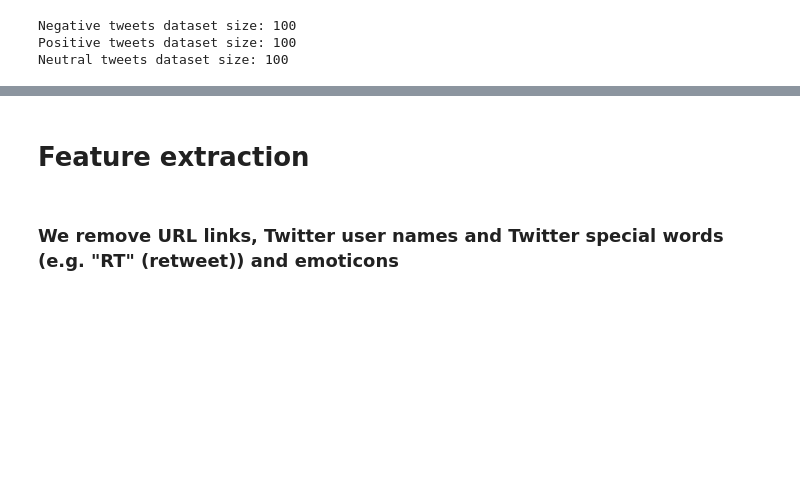
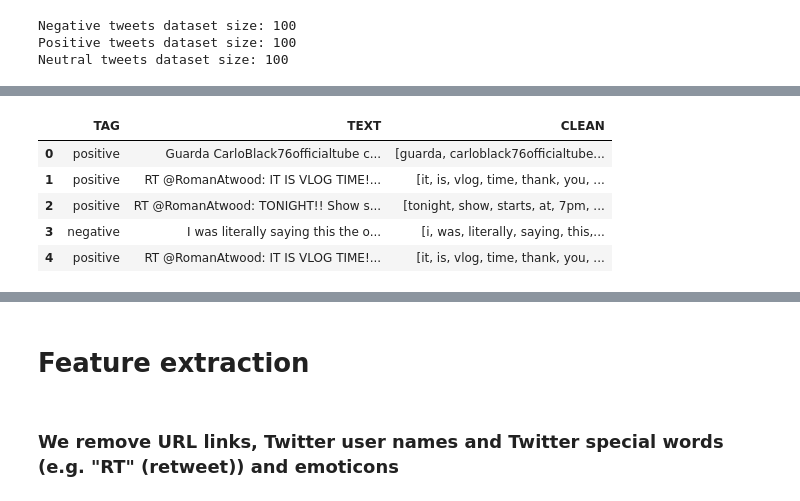
Before and after one commit to yfe404/what-people-think-of, a Jupyter notebook: classifier/notebooks/Sentiment-Analysis.ipynb, the cells around one changed output, grey strips where cells are left out. Saved outputs shown, nothing was run; the diff lists cells and outputs as text; code cells hidden in the pictures; blank space fills up the shorter version.

```diff
--- a/classifier/notebooks/Sentiment-Analysis.ipynb
+++ b/classifier/notebooks/Sentiment-Analysis.ipynb
@@ -152,0 +133,2 @@ Neutral tweets dataset size: 100
+# %%
+tweets = pd.read_csv("./tweets_20160803_2207.csv", nrows=10000)
@@ -152,0 +144,14 @@ Neutral tweets dataset size: 100
+# %%
+def clean(tweet):
+    processed = process(tweet.decode("utf-8"))
+    return [w.lower() for w in removeStopWords(word_tokenize(processed)) if w not in string.punctuation]
+# %%
+tweets["CLEAN"] = tweets["TEXT"].map(clean)
+tweets.head()
+# %% [output]
+|  | TAG | TEXT | CLEAN |
+| 0 | positive | Guarda CarloBlack76officialtube c... | [guarda, carloblack76officialtube... |
+| 1 | positive | RT @RomanAtwood: IT IS VLOG TIME!... | [it, is, vlog, time, thank, you, ... |
+| 2 | positive | RT @RomanAtwood: TONIGHT!! Show s... | [tonight, show, starts, at, 7pm, ... |
+| 3 | negative | I was literally saying this the o... | [i, was, literally, saying, this,... |
+| 4 | positive | RT @RomanAtwood: IT IS VLOG TIME!... | [it, is, vlog, time, thank, you, ... |
```
Also changed, not shown: parts of 16 cells of this notebook.
